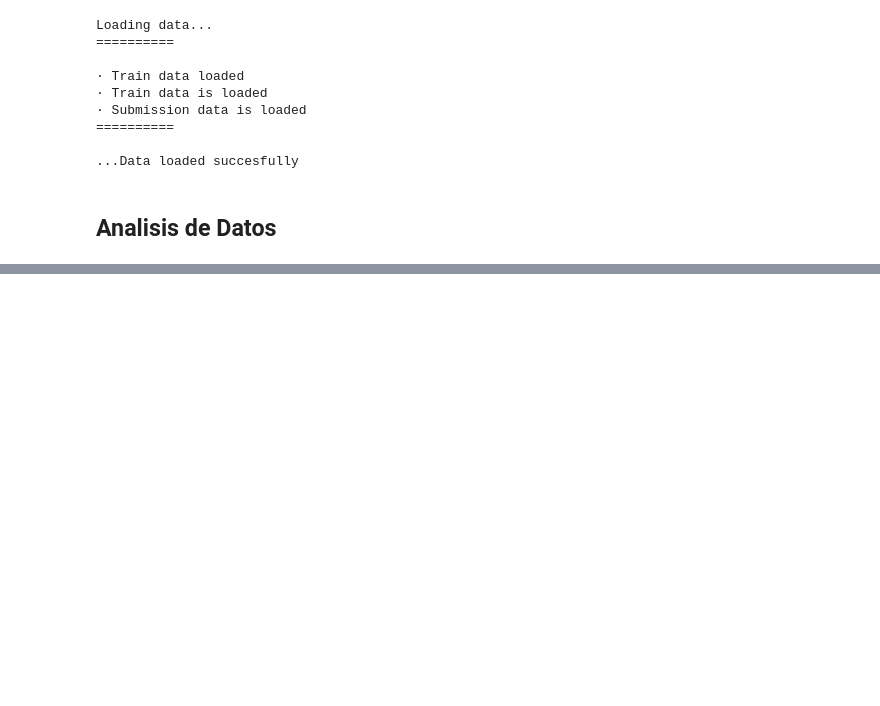
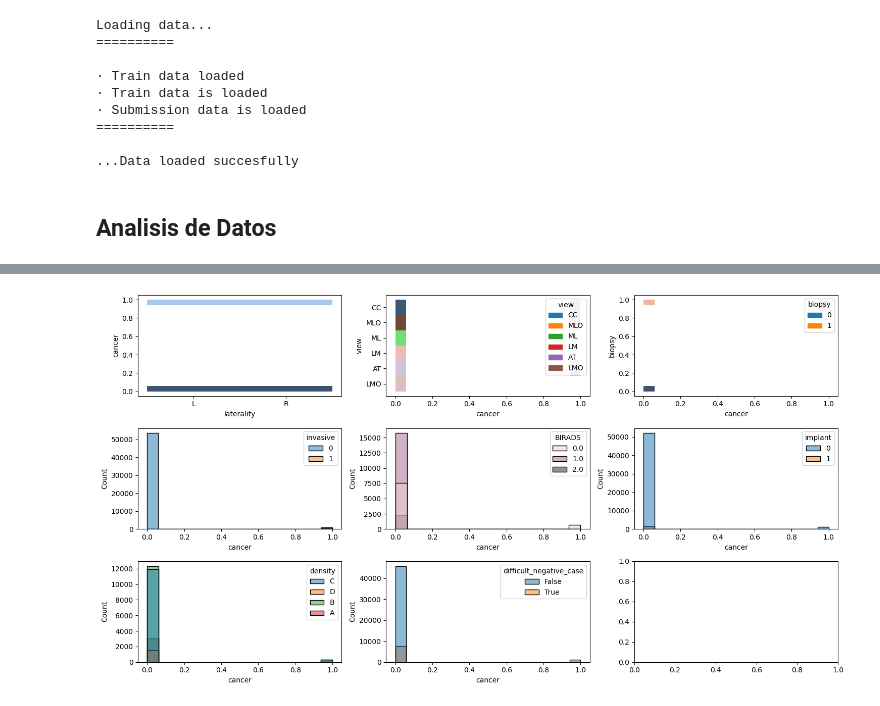
Before and after one commit to Fj-martinez33/RSNA-Breast-Cancer-Detection, a Jupyter notebook: src/explore.ipynb, the cells around one changed output, grey strips where cells are left out. Cells and saved outputs as stored; diff of their text form; code cells hidden in the pictures; blank space fills up the shorter version.

```diff
--- a/src/explore.ipynb
+++ b/src/explore.ipynb
@@ -142,0 +203,18 @@ plt.show()
+# %%
+#Vamos a enfrentar el target con los demás campos relevantes.
+
+fig, axis = plt.subplots(3,3, figsize=(15,8))
+
+sns.histplot(dataTrain, x=dataTrain["laterality"], y=dataTrain["cancer"], ax=axis[0,0])
+sns.histplot(dataTrain, x=dataTrain["cancer"], y=dataTrain["view"], hue=dataTrain["view"], ax=axis[0,1])
+sns.histplot(dataTrain, x=dataTrain["cancer"], y=dataTrain["biopsy"], hue=dataTrain["biopsy"], ax=axis[0,2])
+sns.histplot(dataTrain, x=dataTrain["cancer"], hue=dataTrain["invasive"], ax=axis[1,0])
+sns.histplot(dataTrain, x=dataTrain["cancer"], hue=dataTrain["BIRADS"], ax=axis[1,1])
+sns.histplot(dataTrain, x=dataTrain["cancer"], hue=dataTrain["implant"], ax=axis[1,2])
+sns.histplot(dataTrain, x=dataTrain["cancer"], hue=dataTrain["density"], ax=axis[2,0])
+sns.histplot(dataTrain, x=dataTrain["cancer"], hue=dataTrain["difficult_negative_case"], ax=axis[2,1])
+
+plt.tight_layout()
+plt.show()
+# %% [output]
+[figure, added]
```
Also changed, not shown: parts of 12 cells of this notebook.
